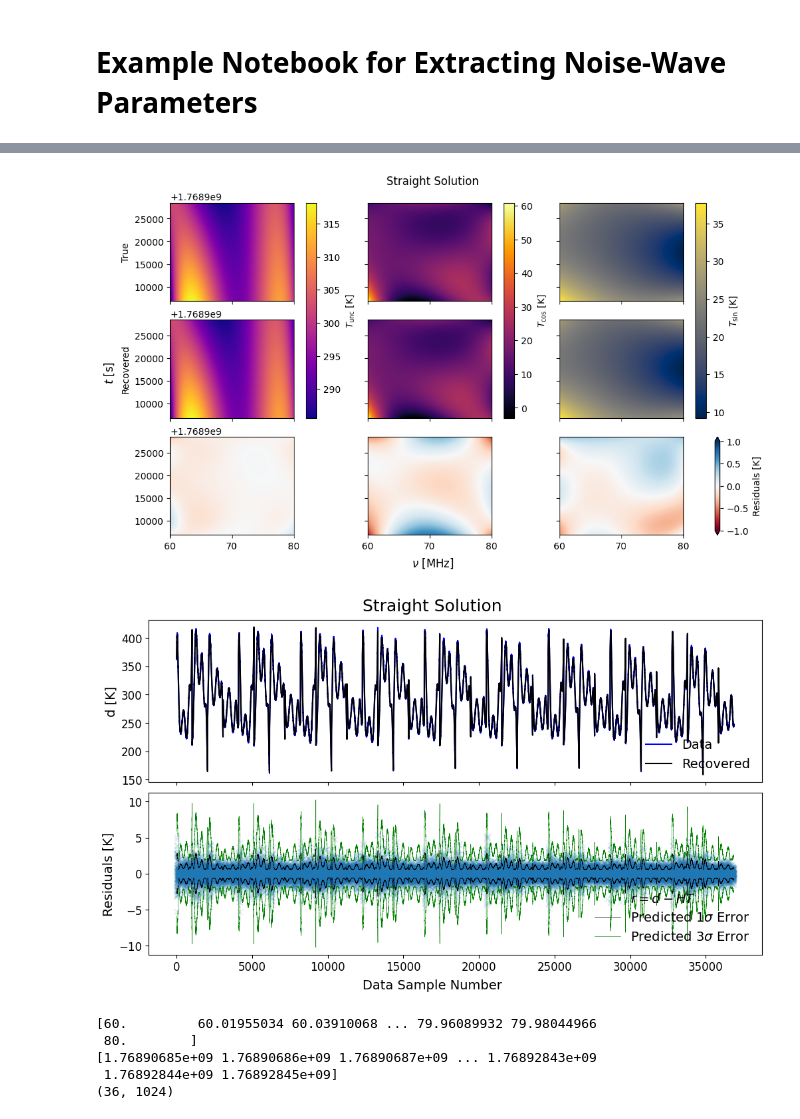
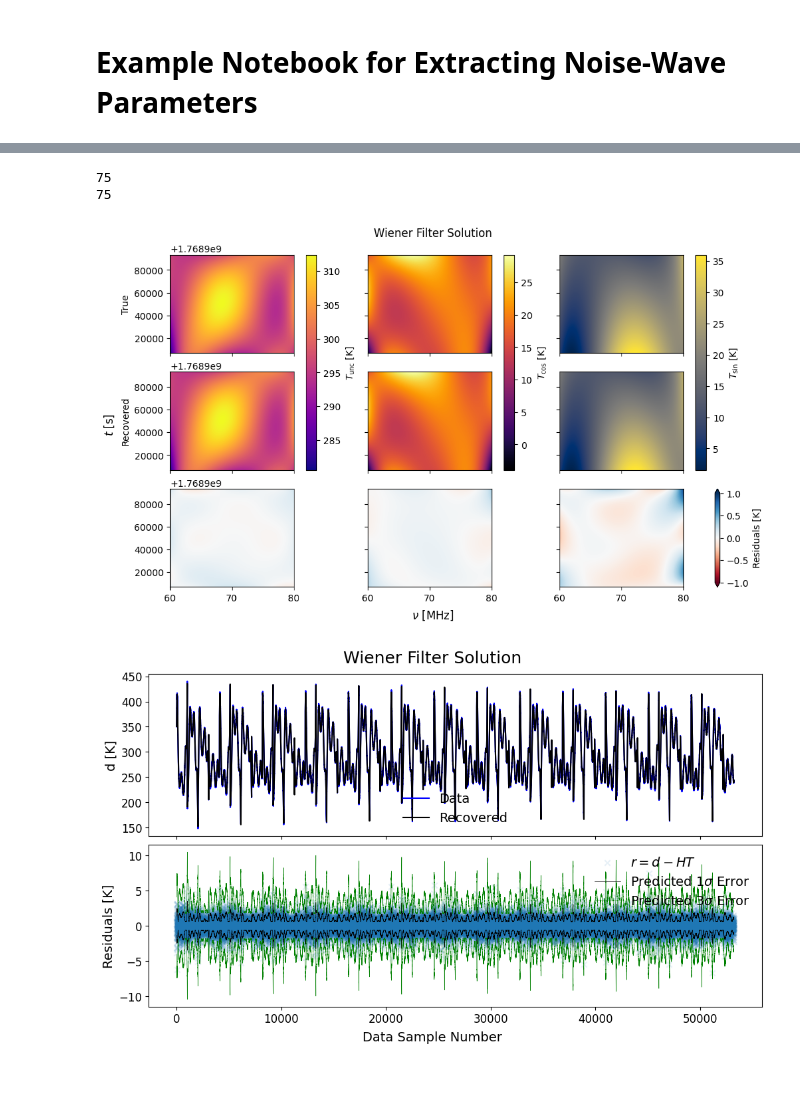
Before and after one commit to RHINO-Experiment/rhino-cal, a Jupyter notebook: nw_example.ipynb, the cells around one changed output, grey strips where cells are left out. Drawn from its saved outputs; the diff is of its cells as text; code cells hidden in the pictures; blank space fills up the shorter version.

Commit message:
Added Wiener filter and GCR running

```diff
--- a/nw_example.ipynb
+++ b/nw_example.ipynb
@@ -68,12 +68,22 @@ n_t_sin_coeffs = sin_coeffs_deg[0]*sin_coeffs_deg[-1]
 flattened_data = simulated_data_handler.data_waterfall.flatten()
 
 t_vec = np.linalg.lstsq(simulated_data_handler.transfer_matrix, flattened_data)[0]
+
+simulated_data_handler.covariance_waterfall *=1
+
+t_vec_weiner_filter = simulated_data_handler.generate_nw_gcr_solution(weiner_filter=False, use_linsolv_start=False)
+
+print(len(t_vec))
+print(len(t_vec_weiner_filter))
+# %% [output]
+75
+75
 # %%
 from gcr.basis_construction import reconstruct_surface
 
-t_unc_coeffs = t_vec[:n_t_unc_coeffs]
-t_cos_coeffs = t_vec[n_t_unc_coeffs:n_t_unc_coeffs+n_t_cos_coeffs]
-t_sin_coeffs = t_vec[n_t_unc_coeffs+n_t_cos_coeffs:]
+t_unc_coeffs = t_vec_weiner_filter[:n_t_unc_coeffs]
+t_cos_coeffs = t_vec_weiner_filter[n_t_unc_coeffs:n_t_unc_coeffs+n_t_cos_coeffs]
+t_sin_coeffs = t_vec_weiner_filter[n_t_unc_coeffs+n_t_cos_coeffs:]
 
 
 t_unc_surface = reconstruct_surface(x=np.array(simulated_data_handler.freqs),
@@ -172,37 +182,37 @@ res = axes[2,2].pcolormesh(np.array(simulated_data_handler.freqs),
                      vmax=resid_vminmax,
                      cmap='RdBu')
 
 
 axes[0,0].set_ylabel('True')
 axes[1,0].set_ylabel('Recovered')
 
 
 fig.colorbar(res,
              ax=[axes[2,i] for i in range(3)],
              label='Residuals [K]',
              extend='both')
 
 fig.colorbar(unc,
              ax=[axes[i,0] for i in range(2)],
              label=r'$T_{\rm unc}$ [K]')
 
 fig.colorbar(cos,
              ax=[axes[i,1] for i in range(2)],
              label=r'$T_{\rm cos}$ [K]')
 
 fig.colorbar(sin,
              ax=[axes[i,2] for i in range(2)],
              label=r'$T_{\rm sin}$ [K]')
 
 fig.supxlabel(r'$\nu$ [MHz]')
 fig.supylabel(r'$t$ [s]')
-fig.suptitle('Straight Solution')
+fig.suptitle('Wiener Filter Solution')
 plt.gcf().set_size_inches(10., 6.)
 plt.show()
 # %% [output]
-[figure, old version]
+[figure, new version]
 # %%
-recovered_dw = simulated_data_handler.transfer_matrix @ t_vec
+recovered_dw = simulated_data_handler.transfer_matrix @ t_vec_weiner_filter
 
 
 fig, (ax1, ax2) = plt.subplots(nrows=2, sharex=True, layout='constrained')
@@ -222,43 +232,37 @@ ax2.plot(-3*np.sqrt(simulated_data_handler.covariance_waterfall.flatten()), 'g-'
 ax2.tick_params('both', labelsize=12)
 ax2.legend(fontsize=14, frameon=False)
 fig.supxlabel('Data Sample Number', fontsize=14)
-fig.suptitle('Straight Solution', fontsize=18)
+fig.suptitle('Wiener Filter Solution', fontsize=18)
 plt.gcf().set_size_inches(10., 6.)
 plt.show()
 # %% [output]
-[figure, old version]
+[figure, new version]
 # %%
 from gcr.transfer_matrix_construction import construct_src_transfer_matrix
 
-print(simulated_data_handler.freqs.value)
-print(simulated_data_handler.times.value)
+# print(simulated_data_handler.freqs.value)
+# print(simulated_data_handler.times.value)
 
-src_transfer_matrix = construct_src_transfer_matrix(simulated_data_handler.freqs.value,
-                                                    time_array=simulated_data_handler.times[:].value,
-                                                    freq_norm_func=simulated_data_handler.freq_norm,
-                                                    time_norm_func=simulated_data_handler.time_norm,
-                                                    unc_poly_orders=unc_coeffs_deg,
-                                                    cos_poly_orders=cos_coeffs_deg,
-                                                    sin_poly_orders=sin_coeffs_deg,
-                                                    gamma_rec=simulated_data_handler.gamma_rec,
-                                                    gamma_src_label='Test_src',
-                                                    switch_state_src_gamma_dict=simulated_data_handler.gamma_src_dict)
+# src_transfer_matrix = construct_src_transfer_matrix(simulated_data_handler.freqs.value,
+#                                                     time_array=simulated_data_handler.times[:].value,
+#                                                     freq_norm_func=simulated_data_handler.freq_norm,
+#                                                     time_norm_func=simulated_data_handler.time_norm,
+#                                                     unc_poly_orders=unc_coeffs_deg,
+#                                                     cos_poly_orders=cos_coeffs_deg,
+#                                                     sin_poly_orders=sin_coeffs_deg,
+#                                                     gamma_rec=simulated_data_handler.gamma_rec,
+#                                                     gamma_src_label='Test_src',
+#                                                     switch_state_src_gamma_dict=simulated_data_handler.gamma_src_dict)
 
-h_src_T_nw = src_transfer_matrix @ t_vec
+# h_src_T_nw = src_transfer_matrix @ t_vec
 
-print(simulated_data_handler.data_waterfall.shape)
+# print(simulated_data_handler.data_waterfall.shape)
 
-h_src_T_nw = h_src_T_nw.reshape((int(len(h_src_T_nw) / len(simulated_data_handler.freqs)), len(simulated_data_handler.freqs)))
+# h_src_T_nw = h_src_T_nw.reshape((int(len(h_src_T_nw) / len(simulated_data_handler.freqs)), len(simulated_data_handler.freqs)))
 
 # plt.pcolormesh(h_src_T_nw)
 # plt.colorbar()
 # plt.show()
-# %% [output]
-[60.         60.01955034 60.03910068 ... 79.96089932 79.98044966
- 80.        ]
-[1.76890685e+09 1.76890686e+09 1.76890687e+09 ... 1.76892843e+09
- 1.76892844e+09 1.76892845e+09]
-(36, 1024)
 # %%
 from gcr.source_recovery import recover_source_temperatures
 
```
Also changed, not shown: parts of 9 cells of this notebook, 9 other files.
